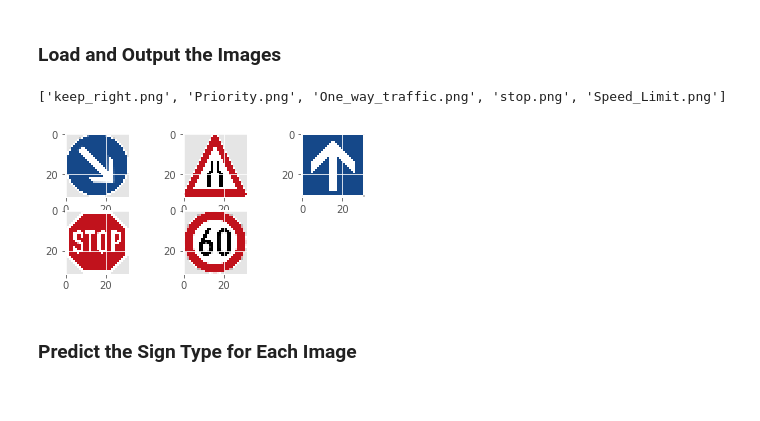
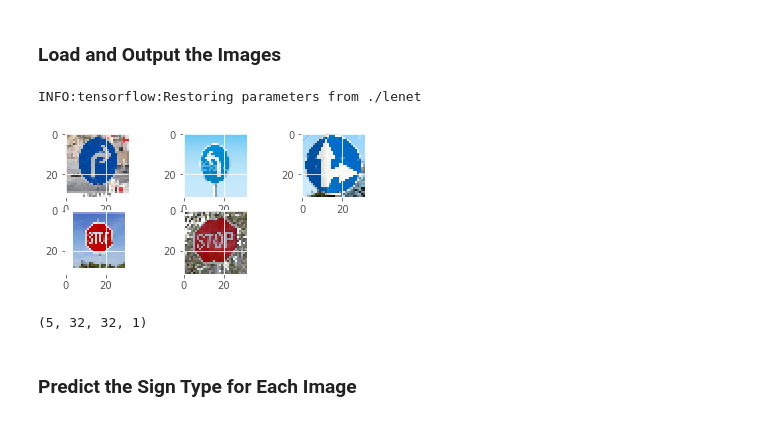
Before and after one commit to chavasaiteja/Self-Driving-Car-Nanodegree-Udacity, a Jupyter notebook: Traffic Sign Classifier Project/Traffic_Sign_Classifier.ipynb, the cells around one changed output. Cells and saved outputs as stored; diff of their text form; code cells hidden in the pictures.

Commit message:
Ran python code on new images

```diff
--- a/Traffic Sign Classifier Project/Traffic_Sign_Classifier.ipynb
+++ b/Traffic Sign Classifier Project/Traffic_Sign_Classifier.ipynb
@@ -432,33 +427,37 @@ def read_image(image_path):
 # %%
 import matplotlib.image as mpimg
 
 import os
 import time
 import cv2
 
 directory = '../test_images/'
 
 fig = plt.figure()
 dataset = []
 test_images = os.listdir(directory)
 test_images.remove('.ipynb_checkpoints')
-test_images_predictions = ['Keep right','Priority road','One_way_traffic','stop','Speed limit (60km/h)']
-print(test_images)
+test_images_predictions = ['Turn right ahead','Turn left ahead','Go straight or right','Stop','Stop']
 
-for i, filename in enumerate(test_images):
-    #reading in an image
-    image = read_image(directory+filename)
-    resized_image = cv2.resize(image, (32, 32))
-    dataset.append(resized_image)
-    ax = fig.add_subplot(3,3,i+1)
-    ax.imshow(resized_image)
+with tf.Session() as sess:
+    saver.restore(sess, tf.train.latest_checkpoint('.'))
+    for i, filename in enumerate(test_images):
+        #reading in an image
+        image = read_image(directory+filename)
+        resized_image = cv2.resize(image, (32, 32))
+        dataset.append(resized_image)
+        ax = fig.add_subplot(3,3,i+1)
+        ax.imshow(resized_image)
 # %% [output]
-['keep_right.png', 'Priority.png', 'One_way_traffic.png', 'stop.png', 'Speed_Limit.png']
+INFO:tensorflow:Restoring parameters from ./lenet
-[figure, old version]
+[figure, new version]
 # %%
 dataset = np.array(dataset)
-dataset = np.sum(dataset/3, axis = 3, keepdims = True)
+dataset = np.sum(dataset/4, axis = 3, keepdims = True)
 dataset = (dataset - 128) / 128
+print(dataset.shape)
+# %% [output]
+(5, 32, 32, 1)
 # %% [markdown]
 ### Predict the Sign Type for Each Image
 # %%
```
Also changed, not shown: parts of 12 cells of this notebook, 3 other files.
